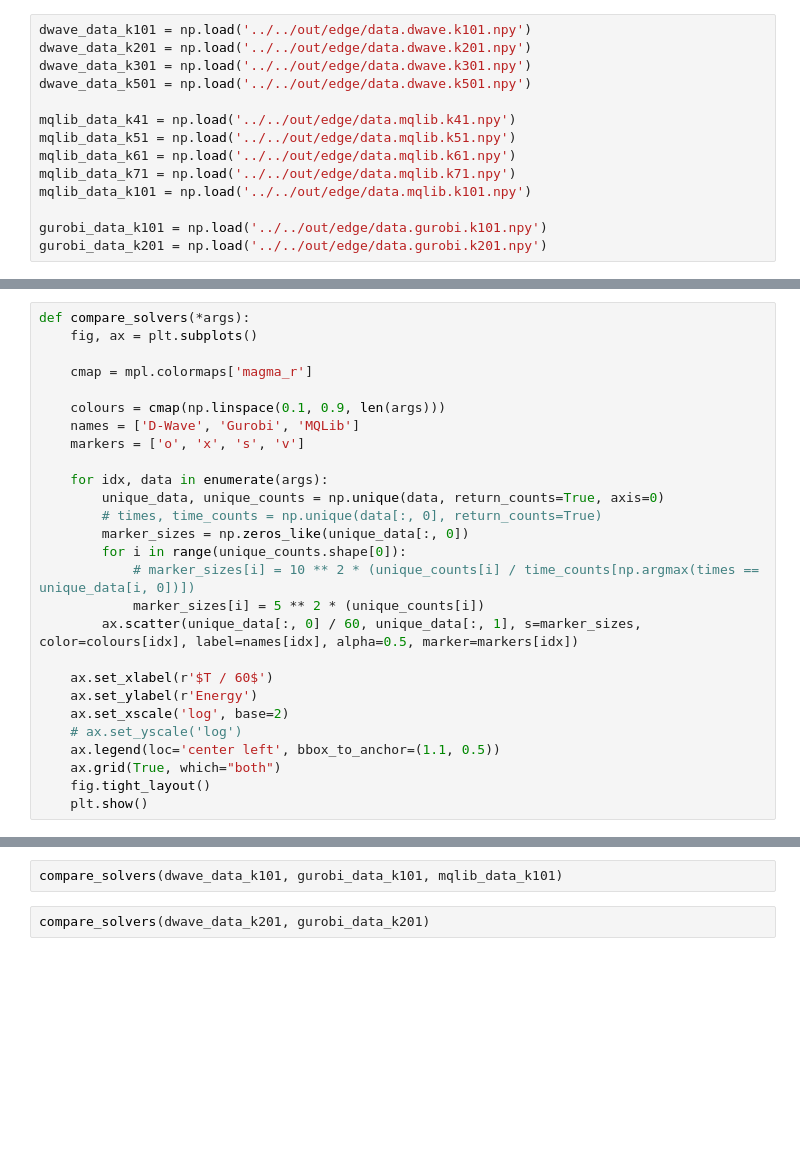
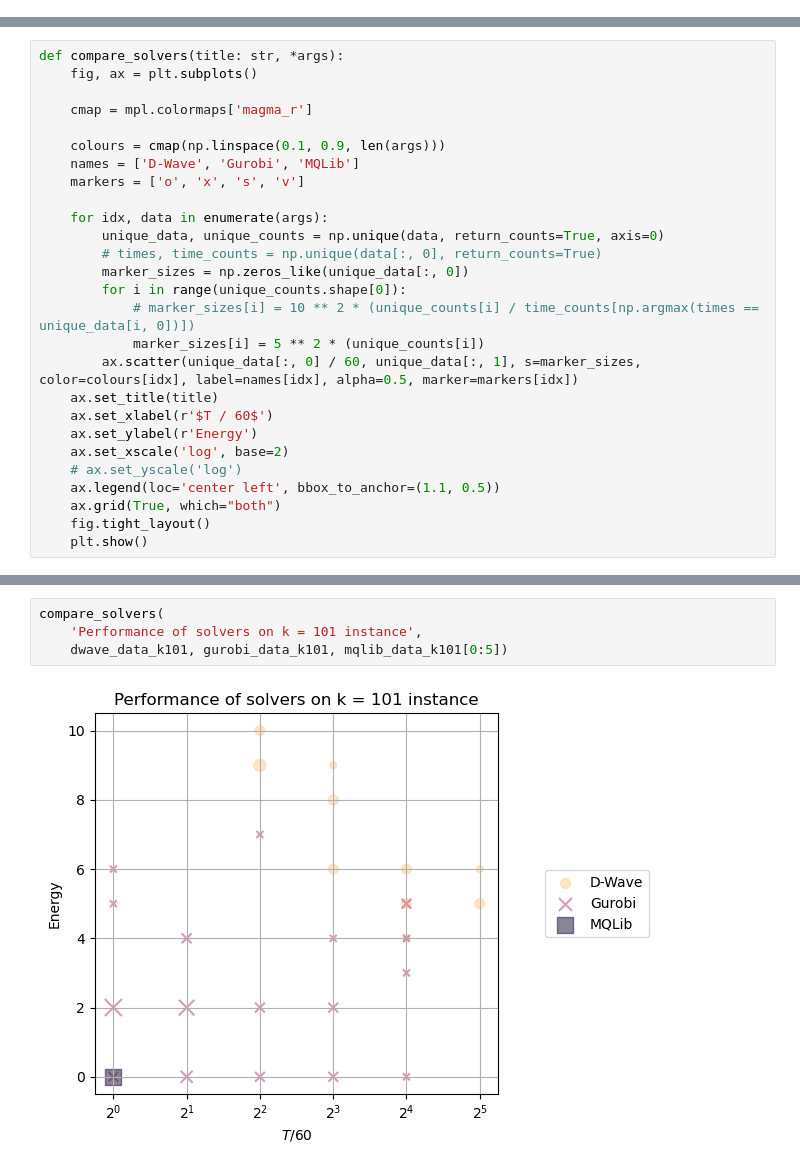
Before and after one commit to JoshCudby/quantum_pangenomics, a Jupyter notebook: edge_tangle/notebooks/edge_tangle_plotting.ipynb, the cells around one changed output, grey strips where cells are left out. Cells and saved outputs as stored; diff of their text form; blank space fills up the shorter version.

```diff
--- a/edge_tangle/notebooks/edge_tangle_plotting.ipynb
+++ b/edge_tangle/notebooks/edge_tangle_plotting.ipynb
@@ -58,14 +49,0 @@ np.save('../../out/edge/data.mqlib.k101', data)
-# %%
-dwave_data_k101 = np.load('../../out/edge/data.dwave.k101.npy')
-dwave_data_k201 = np.load('../../out/edge/data.dwave.k201.npy')
-dwave_data_k301 = np.load('../../out/edge/data.dwave.k301.npy')
-dwave_data_k501 = np.load('../../out/edge/data.dwave.k501.npy')
-
-mqlib_data_k41 = np.load('../../out/edge/data.mqlib.k41.npy')
-mqlib_data_k51 = np.load('../../out/edge/data.mqlib.k51.npy')
-mqlib_data_k61 = np.load('../../out/edge/data.mqlib.k61.npy')
-mqlib_data_k71 = np.load('../../out/edge/data.mqlib.k71.npy')
-mqlib_data_k101 = np.load('../../out/edge/data.mqlib.k101.npy')
-
-gurobi_data_k101 = np.load('../../out/edge/data.gurobi.k101.npy')
-gurobi_data_k201 = np.load('../../out/edge/data.gurobi.k201.npy')
@@ -81,5 +62,5 @@ print(data, counts)
 # %%
-def compare_solvers(*args):
+def compare_solvers(title: str, *args):
     fig, ax = plt.subplots()
 
     cmap = mpl.colormaps['magma_r']
@@ -96,7 +77,7 @@ def compare_solvers(*args):
             # marker_sizes[i] = 10 ** 2 * (unique_counts[i] / time_counts[np.argmax(times == unique_data[i, 0])])
             marker_sizes[i] = 5 ** 2 * (unique_counts[i])
         ax.scatter(unique_data[:, 0] / 60, unique_data[:, 1], s=marker_sizes, color=colours[idx], label=names[idx], alpha=0.5, marker=markers[idx])
-
+    ax.set_title(title)
     ax.set_xlabel(r'$T / 60$')
     ax.set_ylabel(r'Energy')
     ax.set_xscale('log', base=2)
@@ -139,6 +120,8 @@ def compare_problem_sizes(*args):
     fig.tight_layout()
     plt.show()
 # %%
-compare_solvers(dwave_data_k101, gurobi_data_k101, mqlib_data_k101)
+compare_solvers(
+    'Performance of solvers on k = 101 instance',
+    dwave_data_k101, gurobi_data_k101, mqlib_data_k101[0:5])
+# %% [output]
+[figure, added]
-# %%
-compare_solvers(dwave_data_k201, gurobi_data_k201)
```
Also changed, not shown: parts of 21 cells of this notebook, 2 other files.
